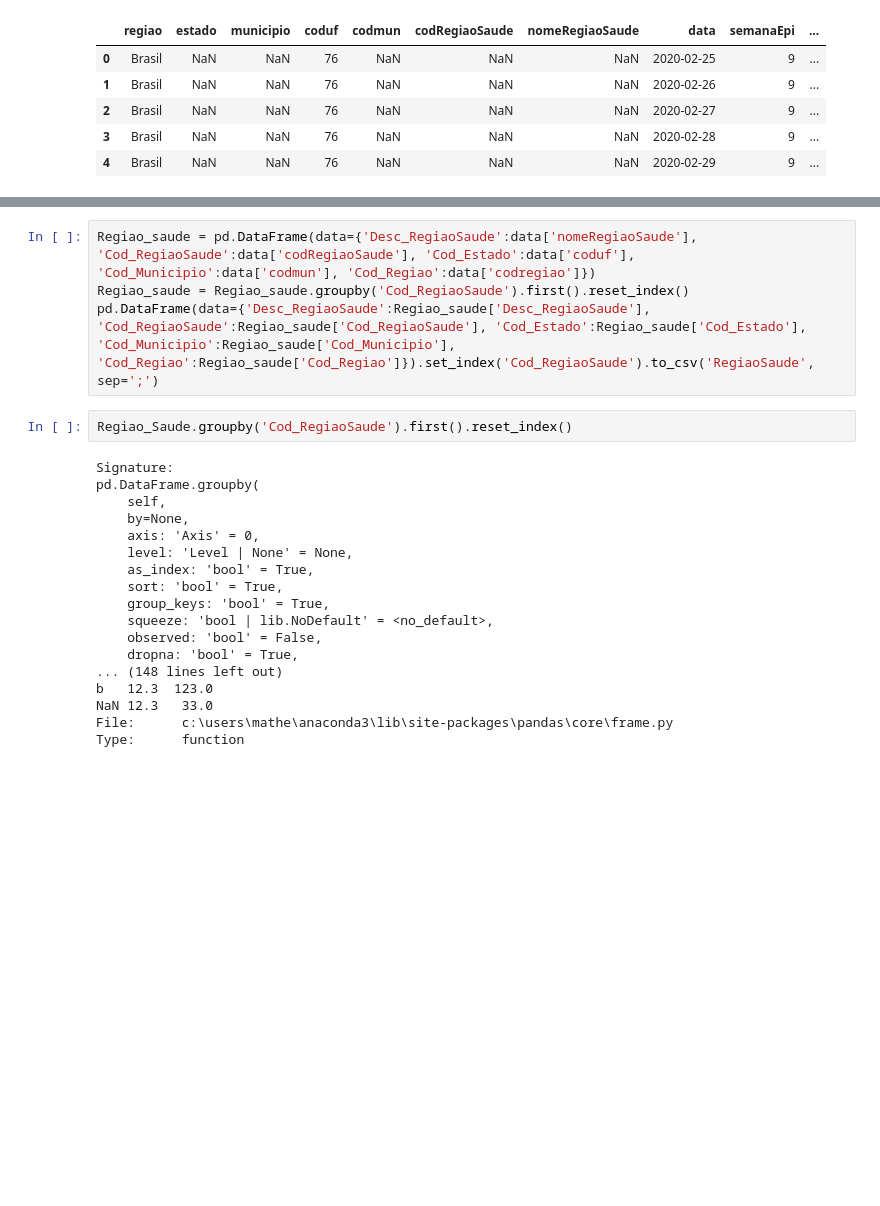
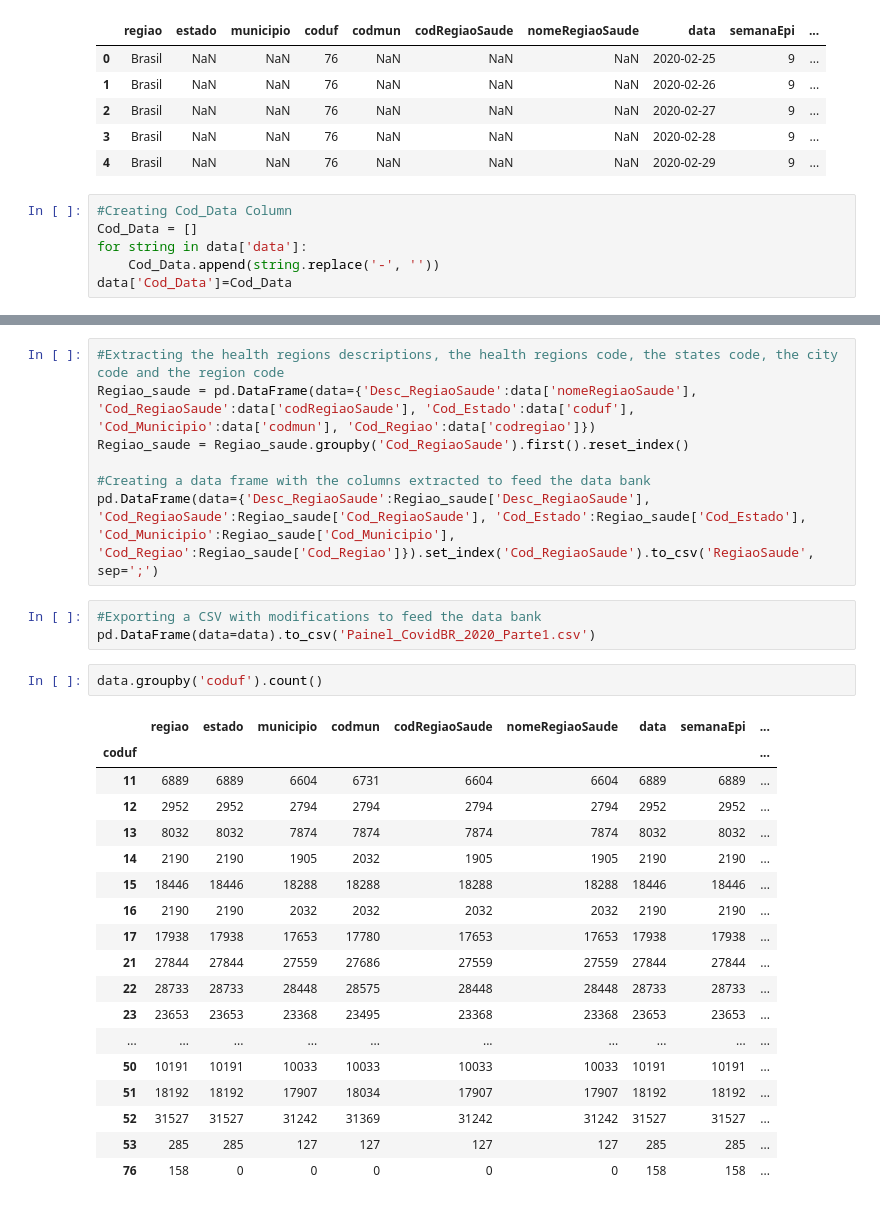
Before and after one commit to MatheusLopesA95/SUSCovidVacDataDF, a Jupyter notebook: Carga_DB_Covid/HIST_PAINEL_COVIDBR_04nov2022/DataFrameExtract.ipynb, the cells around one changed output, grey strips where cells are left out. Drawn from its saved outputs; the diff is of its cells as text; blank space fills up the shorter version.

Commit message:
Trying to upload data in TB_Casos

```diff
--- a/Carga_DB_Covid/HIST_PAINEL_COVIDBR_04nov2022/DataFrameExtract.ipynb
+++ b/Carga_DB_Covid/HIST_PAINEL_COVIDBR_04nov2022/DataFrameExtract.ipynb
@@ -11,4 +11,10 @@ data.head()
 | 2 | Brasil | NaN | NaN | 76 | NaN | NaN | NaN | 2020-02-27 | 9 | ... |
 | 3 | Brasil | NaN | NaN | 76 | NaN | NaN | NaN | 2020-02-28 | 9 | ... |
 | 4 | Brasil | NaN | NaN | 76 | NaN | NaN | NaN | 2020-02-29 | 9 | ... |
+# %%
+#Creating Cod_Data Column
+Cod_Data = []
+for string in data['data']:
+    Cod_Data.append(string.replace('-', ''))
+data['Cod_Data']=Cod_Data
 # %%
@@ -39,25 +57,32 @@ Municipio_df=Municipio.groupby('Cod_Municipio').first().reset_index()
 pd.DataFrame(data={'Cod_Municipio':Municipio_df['Cod_Municipio'], 'Desc_Municipio':Municipio_df['Desc_Municipio'], 'Cod_Estado':Municipio_df['Cod_Estado'], 'Cod_Regiao':Municipio_df['Cod_Regiao']}).set_index('Cod_Municipio').to_csv('Municipio', sep=';')
 # %%
+#Extracting the health regions descriptions, the health regions code, the states code, the city code and the region code
 Regiao_saude = pd.DataFrame(data={'Desc_RegiaoSaude':data['nomeRegiaoSaude'], 'Cod_RegiaoSaude':data['codRegiaoSaude'], 'Cod_Estado':data['coduf'], 'Cod_Municipio':data['codmun'], 'Cod_Regiao':data['codregiao']})
 Regiao_saude = Regiao_saude.groupby('Cod_RegiaoSaude').first().reset_index()
+
+#Creating a data frame with the columns extracted to feed the data bank
 pd.DataFrame(data={'Desc_RegiaoSaude':Regiao_saude['Desc_RegiaoSaude'], 'Cod_RegiaoSaude':Regiao_saude['Cod_RegiaoSaude'], 'Cod_Estado':Regiao_saude['Cod_Estado'], 'Cod_Municipio':Regiao_saude['Cod_Municipio'], 'Cod_Regiao':Regiao_saude['Cod_Regiao']}).set_index('Cod_RegiaoSaude').to_csv('RegiaoSaude', sep=';')
-# %%
-Regiao_Saude.groupby('Cod_RegiaoSaude').first().reset_index()
-# %% [output]
-Signature:
-pd.DataFrame.groupby(
-    self,
-    by=None,
-    axis: 'Axis' = 0,
-    level: 'Level | None' = None,
-    as_index: 'bool' = True,
-    sort: 'bool' = True,
-    group_keys: 'bool' = True,
-    squeeze: 'bool | lib.NoDefault' = <no_default>,
-    observed: 'bool' = False,
-    dropna: 'bool' = True,
-... (148 lines left out)
-b   12.3  123.0
-NaN 12.3   33.0
-File:      c:\users\mathe\anaconda3\lib\site-packages\pandas\core\frame.py
-Type:      function
+# %%
+#Exporting a CSV with modifications to feed the data bank
+pd.DataFrame(data=data).to_csv('Painel_CovidBR_2020_Parte1.csv')
+# %%
+data.groupby('coduf').count()
+# %% [output]
+|  | regiao | estado | municipio | codmun | codRegiaoSaude | nomeRegiaoSaude | data | semanaEpi | ... |
+| coduf |  |  |  |  |  |  |  |  | ... |
+| 11 | 6889 | 6889 | 6604 | 6731 | 6604 | 6604 | 6889 | 6889 | ... |
+| 12 | 2952 | 2952 | 2794 | 2794 | 2794 | 2794 | 2952 | 2952 | ... |
+| 13 | 8032 | 8032 | 7874 | 7874 | 7874 | 7874 | 8032 | 8032 | ... |
+| 14 | 2190 | 2190 | 1905 | 2032 | 1905 | 1905 | 2190 | 2190 | ... |
+| 15 | 18446 | 18446 | 18288 | 18288 | 18288 | 18288 | 18446 | 18446 | ... |
+| 16 | 2190 | 2190 | 2032 | 2032 | 2032 | 2032 | 2190 | 2190 | ... |
+| 17 | 17938 | 17938 | 17653 | 17780 | 17653 | 17653 | 17938 | 17938 | ... |
+| 21 | 27844 | 27844 | 27559 | 27686 | 27559 | 27559 | 27844 | 27844 | ... |
+| 22 | 28733 | 28733 | 28448 | 28575 | 28448 | 28448 | 28733 | 28733 | ... |
+| 23 | 23653 | 23653 | 23368 | 23495 | 23368 | 23368 | 23653 | 23653 | ... |
+| ... | ... | ... | ... | ... | ... | ... | ... | ... | ... |
+| 50 | 10191 | 10191 | 10033 | 10033 | 10033 | 10033 | 10191 | 10191 | ... |
+| 51 | 18192 | 18192 | 17907 | 18034 | 17907 | 17907 | 18192 | 18192 | ... |
+| 52 | 31527 | 31527 | 31242 | 31369 | 31242 | 31242 | 31527 | 31527 | ... |
+| 53 | 285 | 285 | 127 | 127 | 127 | 127 | 285 | 285 | ... |
+| 76 | 158 | 0 | 0 | 0 | 0 | 0 | 158 | 158 | ... |
```
Also changed, not shown: parts of 6 cells of this notebook, 33 other files.
